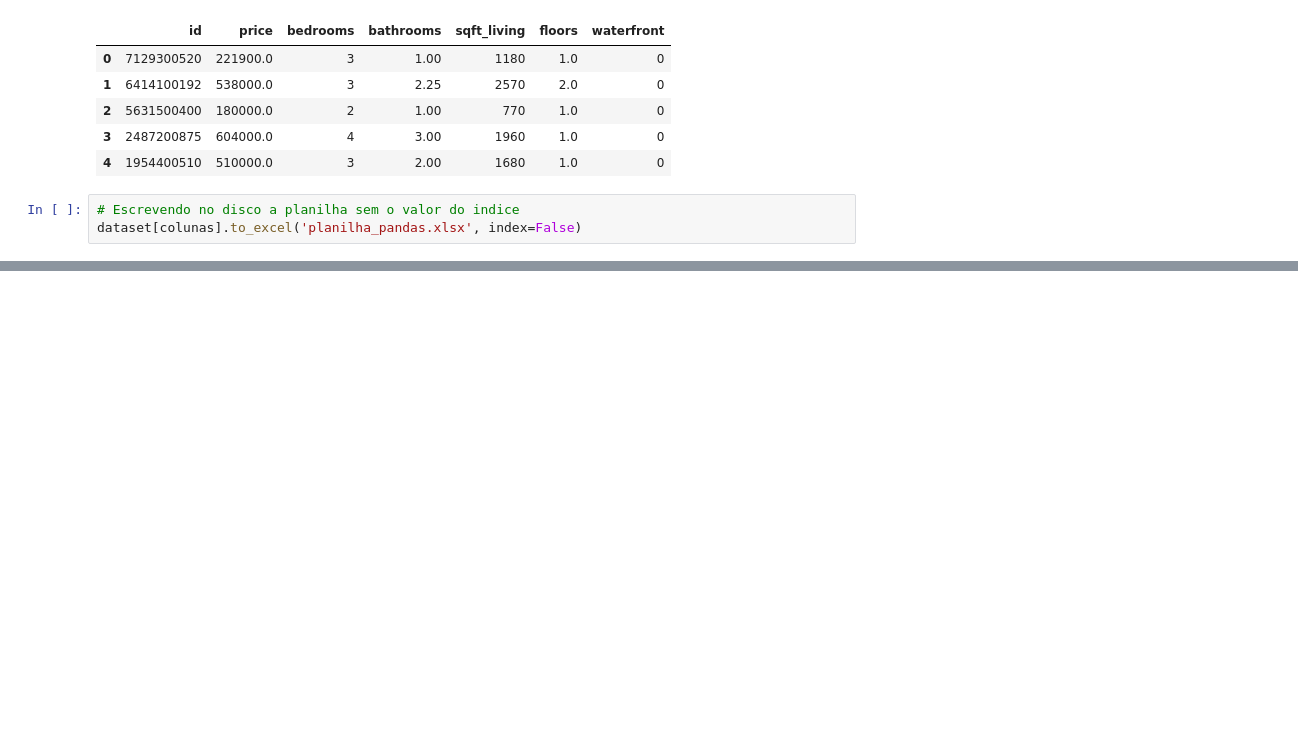
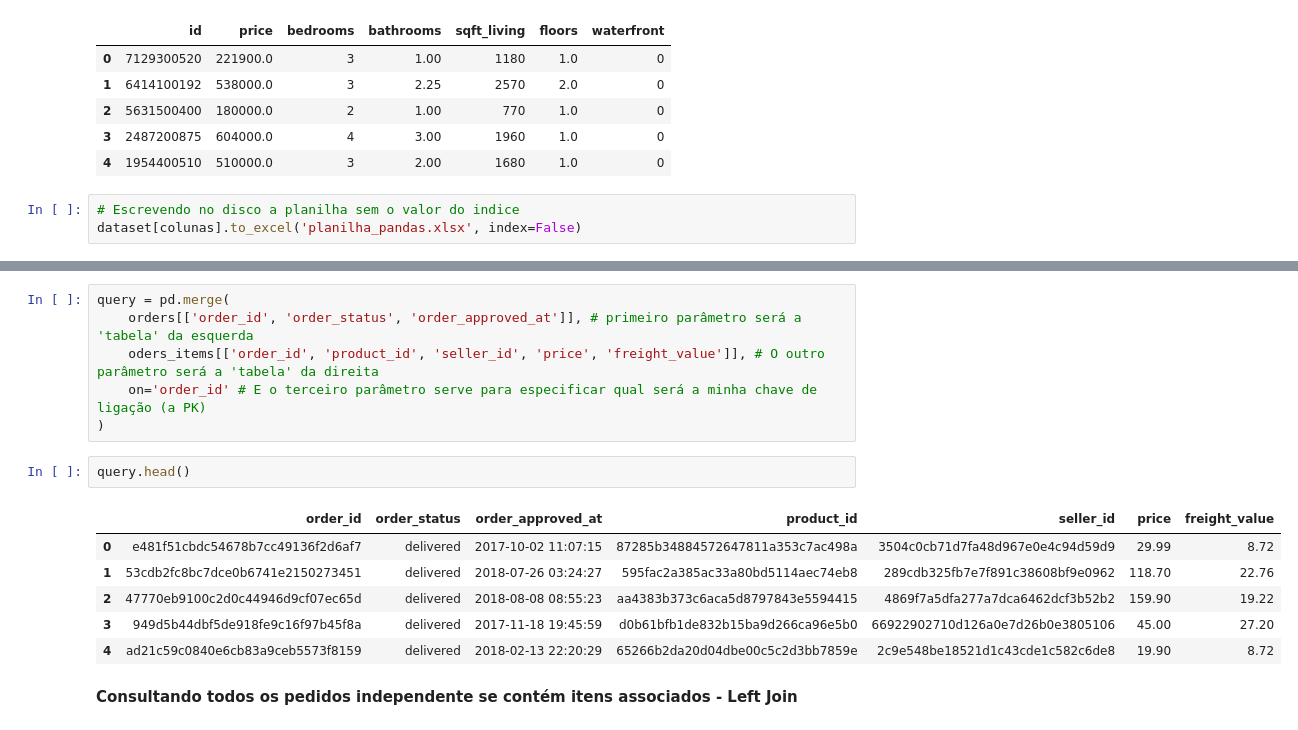
Before and after one commit to joao-victor-73/python.estudos, a Jupyter notebook: Estudos/Análise de Dados 2/Conceitos em Pandas/4-tabelas.ipynb, the cells around one changed output, grey strips where cells are left out. Saved outputs shown, nothing was run; the diff lists cells and outputs as text; blank space fills up the shorter version.

```diff
--- a/Estudos/Análise de Dados 2/Conceitos em Pandas/4-tabelas.ipynb
+++ b/Estudos/Análise de Dados 2/Conceitos em Pandas/4-tabelas.ipynb
@@ -120,0 +176,17 @@ dataset[colunas].to_excel('planilha_pandas.xlsx', index=False)
+# %%
+query = pd.merge(
+    orders[['order_id', 'order_status', 'order_approved_at']], # primeiro parâmetro será a 'tabela' da esquerda
+    oders_items[['order_id', 'product_id', 'seller_id', 'price', 'freight_value']], # O outro parâmetro será a 'tabela' da direita
+    on='order_id' # E o terceiro parâmetro serve para especificar qual será a minha chave de ligação (a PK)
+)
+# %%
+query.head()
+# %% [output]
+|  | order_id | order_status | order_approved_at | product_id | seller_id | price | freight_value |
+| 0 | e481f51cbdc54678b7cc49136f2d6af7 | delivered | 2017-10-02 11:07:15 | 87285b34884572647811a353c7ac498a | 3504c0cb71d7fa48d967e0e4c94d59d9 | 29.99 | 8.72 |
+| 1 | 53cdb2fc8bc7dce0b6741e2150273451 | delivered | 2018-07-26 03:24:27 | 595fac2a385ac33a80bd5114aec74eb8 | 289cdb325fb7e7f891c38608bf9e0962 | 118.70 | 22.76 |
+| 2 | 47770eb9100c2d0c44946d9cf07ec65d | delivered | 2018-08-08 08:55:23 | aa4383b373c6aca5d8797843e5594415 | 4869f7a5dfa277a7dca6462dcf3b52b2 | 159.90 | 19.22 |
+| 3 | 949d5b44dbf5de918fe9c16f97b45f8a | delivered | 2017-11-18 19:45:59 | d0b61bfb1de832b15ba9d266ca96e5b0 | 66922902710d126a0e7d26b0e3805106 | 45.00 | 27.20 |
+| 4 | ad21c59c0840e6cb83a9ceb5573f8159 | delivered | 2018-02-13 22:20:29 | 65266b2da20d04dbe00c5c2d3bb7859e | 2c9e548be18521d1c43cde1c582c6de8 | 19.90 | 8.72 |
+# %% [markdown]
+**Consultando todos os pedidos independente se contém itens associados - Left Join**
```
Also changed, not shown: parts of 20 cells of this notebook, 8 other files.
